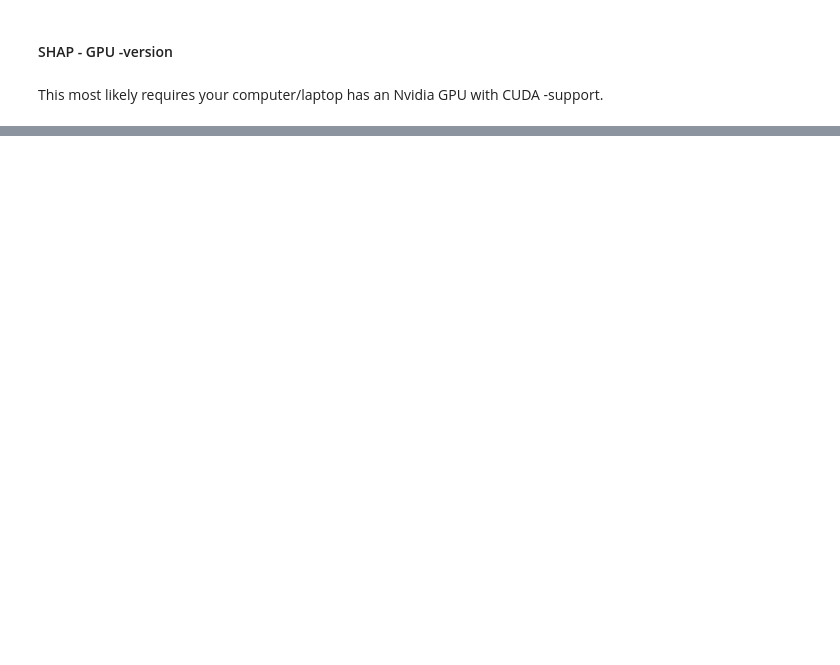
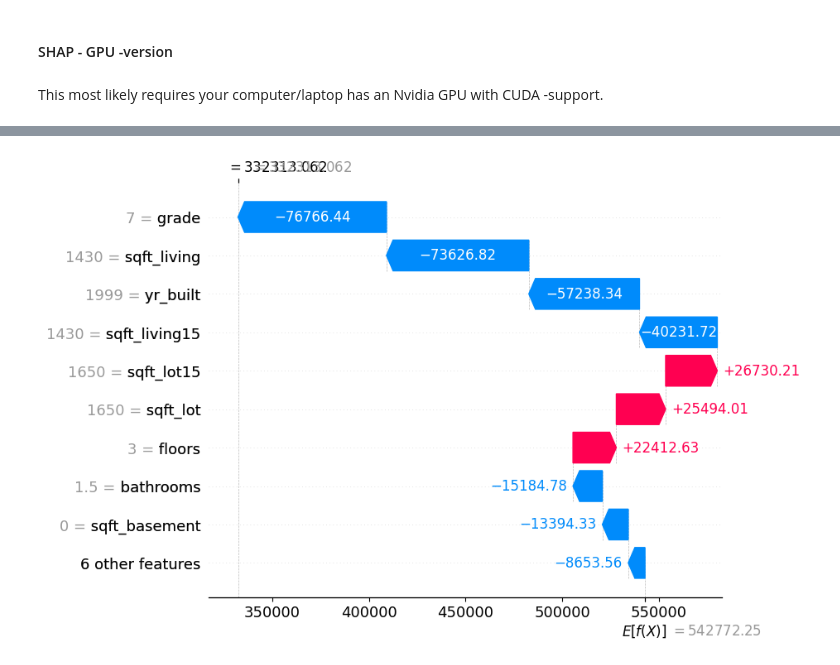
Before and after one commit to tuomasvaltanenLUAS/AdvancedDataAnalytics2025, a Jupyter notebook: lecture2_other_eval_tools/shap_and_lime/shap_test1_gpu.ipynb, the cells around one changed output, grey strips where cells are left out. Saved outputs shown, nothing was run; the diff lists cells and outputs as text; code cells hidden in the pictures; blank space fills up the shorter version.

Commit message:
SHAP/LIME extra tools added (can be buggy)

```diff
--- a/lecture2_other_eval_tools/shap_and_lime/shap_test1_gpu.ipynb
+++ b/lecture2_other_eval_tools/shap_and_lime/shap_test1_gpu.ipynb
@@ -68,0 +91,4 @@ Feature Importances using SHAP:
+# %%
+shap.plots.waterfall(shap_values[0])
+# %% [output]
+[figure, added]
```
Also changed, not shown: parts of 12 cells of this notebook, 6 other files.
